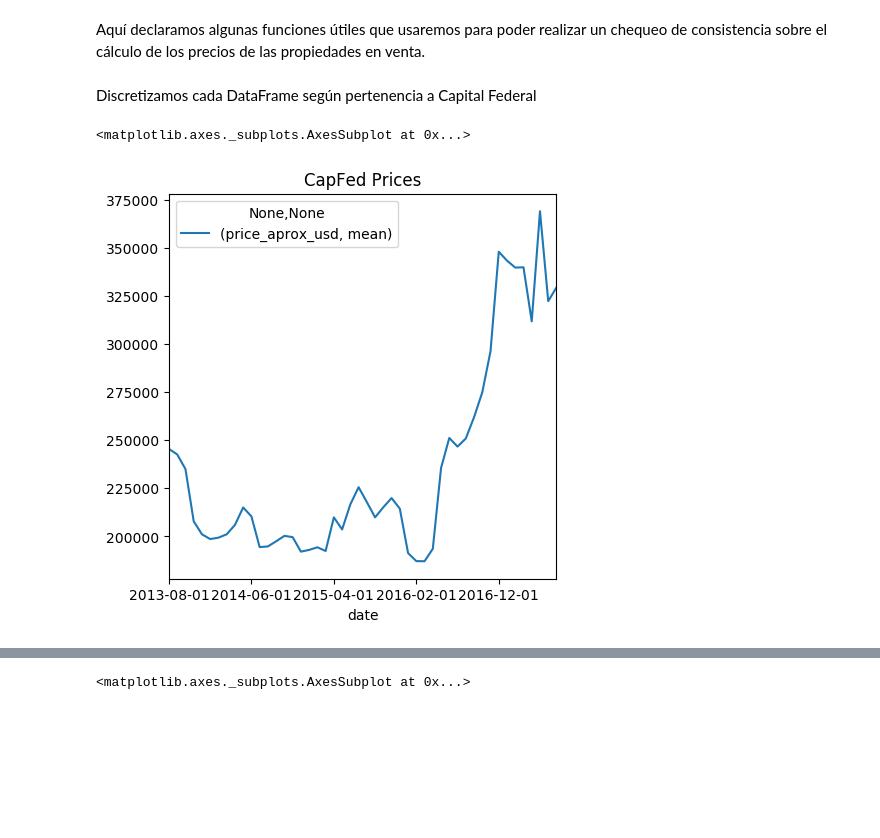
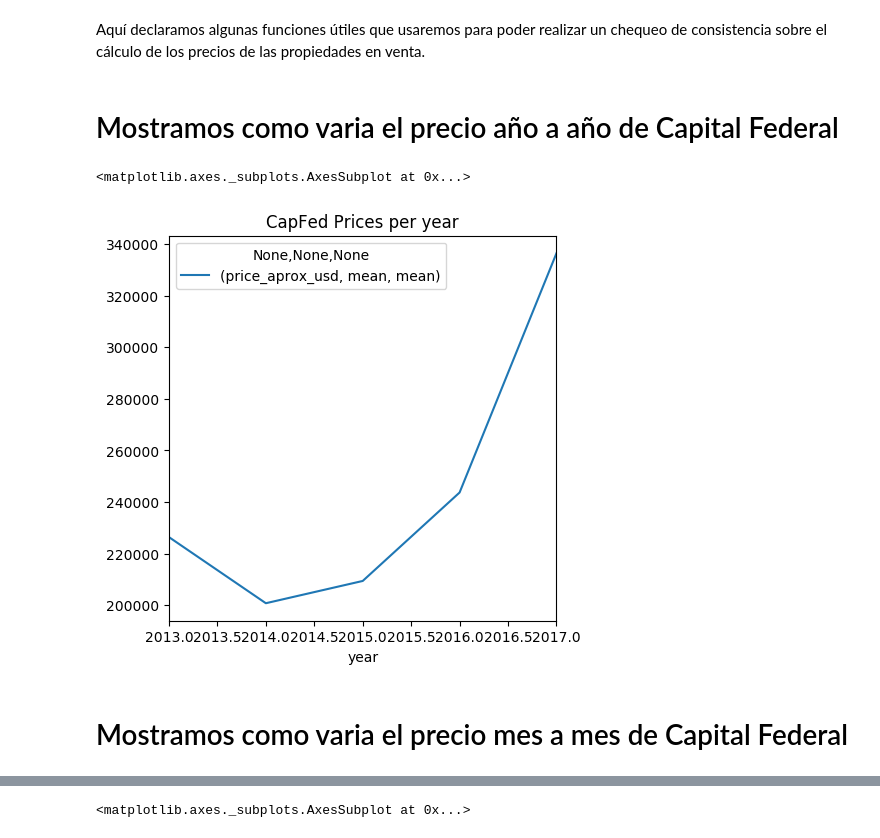
Before and after one commit to Monty1991/TPDATOS_7506_2017_2_ARGERICH, a Jupyter notebook: TP.ipynb, the cells around one changed output, grey strips where cells are left out. Drawn from its saved outputs; the diff is of its cells as text; code cells hidden in the pictures; blank space fills up the shorter version.

```diff
--- a/TP.ipynb
+++ b/TP.ipynb
@@ -164,12 +164,17 @@ df.to_csv("propertiesConCat.csv", index = True, header = True, sep = ',', encodi
 # %%
 #Abrimos el dataframe unificado
 df = pd.read_csv("propertiesConCat.csv", low_memory = False)
-# %% [markdown]
-<p>Discretizamos cada DataFrame según pertenencia a Capital Federal</p>
+# %% [markdown]
+# Mostramos como varia el precio año a año de Capital Federal
 # %%
 CF = df.loc[df.place_with_parent_names.str.contains('Capital Federal'), :]
 CF = CF.loc[:, ['date', 'price_aprox_usd']].groupby('date').agg([np.mean, np.size]).reset_index()
-CF.plot(x='date', y=('price_aprox_usd', 'mean') , kind='line', title="CapFed Prices")
+CF.loc[:, ['date']] = pd.to_datetime(CF['date'], errors = 'coerce')
+CF['year'] = CF['date'].dt.year
+CFYear = CF.loc[:, [('year', ''), ('price_aprox_usd', 'mean')]].groupby('year').agg([np.mean, np.size]).reset_index()
+CFYear.plot(x='year', y=('price_aprox_usd', 'mean', 'mean') , kind='line', title="CapFed Prices per year")
 # %% [output]
 <matplotlib.axes._subplots.AxesSubplot at 0x...>
-[figure, old version]
+[figure, new version]
+# %% [markdown]
+# Mostramos como varia el precio mes a mes de Capital Federal
```
Also changed, not shown: parts of 9 cells of this notebook.
